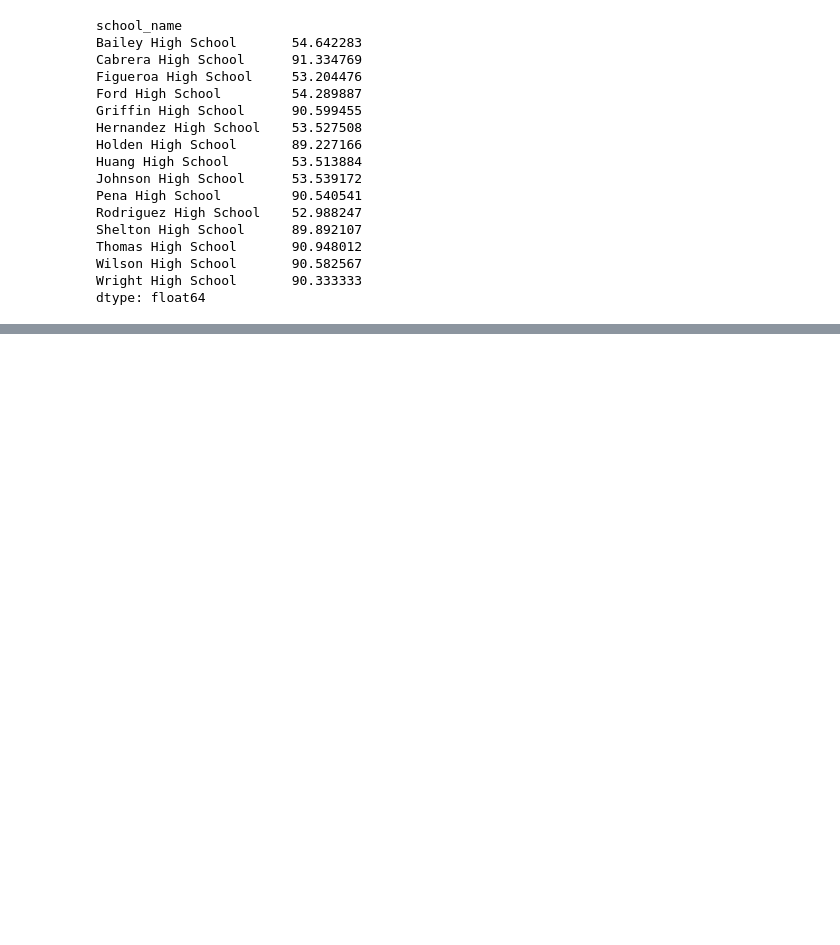
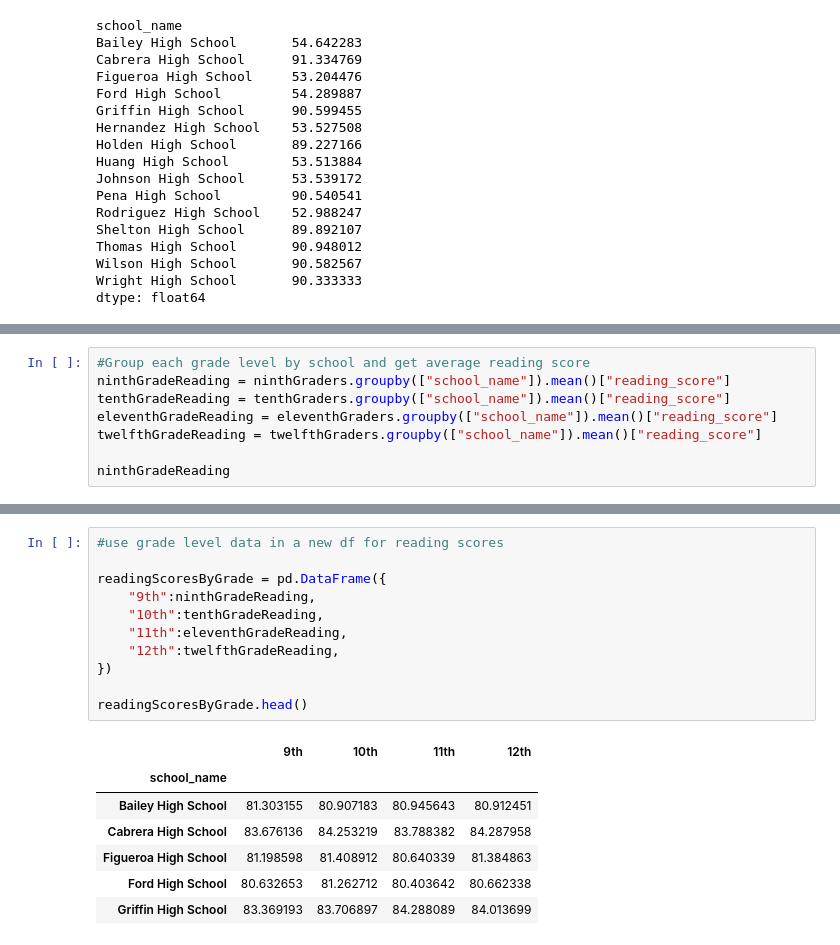
Before and after one commit to lbelnap20/School_District_Analysis, a Jupyter notebook: PyCitySchools.ipynb, the cells around one changed output, grey strips where cells are left out. Cells and saved outputs as stored; diff of their text form; blank space fills up the shorter version.

```diff
--- a/PyCitySchools.ipynb
+++ b/PyCitySchools.ipynb
@@ -648,0 +680,8 @@ bottomSchools.head()
+# %%
+#Group each grade level by school and get average reading score
+ninthGradeReading = ninthGraders.groupby(["school_name"]).mean()["reading_score"]
+tenthGradeReading = tenthGraders.groupby(["school_name"]).mean()["reading_score"]
+eleventhGradeReading = eleventhGraders.groupby(["school_name"]).mean()["reading_score"]
+twelfthGradeReading = twelfthGraders.groupby(["school_name"]).mean()["reading_score"]
+
+ninthGradeReading
@@ -648,0 +725,19 @@ bottomSchools.head()
+# %%
+#use grade level data in a new df for reading scores
+
+readingScoresByGrade = pd.DataFrame({
+    "9th":ninthGradeReading,
+    "10th":tenthGradeReading,
+    "11th":eleventhGradeReading,
+    "12th":twelfthGradeReading,
+})
+
+readingScoresByGrade.head()
+# %% [output]
+|  | 9th | 10th | 11th | 12th |
+| school_name |  |  |  |  |
+| Bailey High School | 81.303155 | 80.907183 | 80.945643 | 80.912451 |
+| Cabrera High School | 83.676136 | 84.253219 | 83.788382 | 84.287958 |
+| Figueroa High School | 81.198598 | 81.408912 | 80.640339 | 81.384863 |
+| Ford High School | 80.632653 | 81.262712 | 80.403642 | 80.662338 |
+| Griffin High School | 83.369193 | 83.706897 | 84.288089 | 84.013699 |
```
Also changed, not shown: parts of 8 cells of this notebook.
